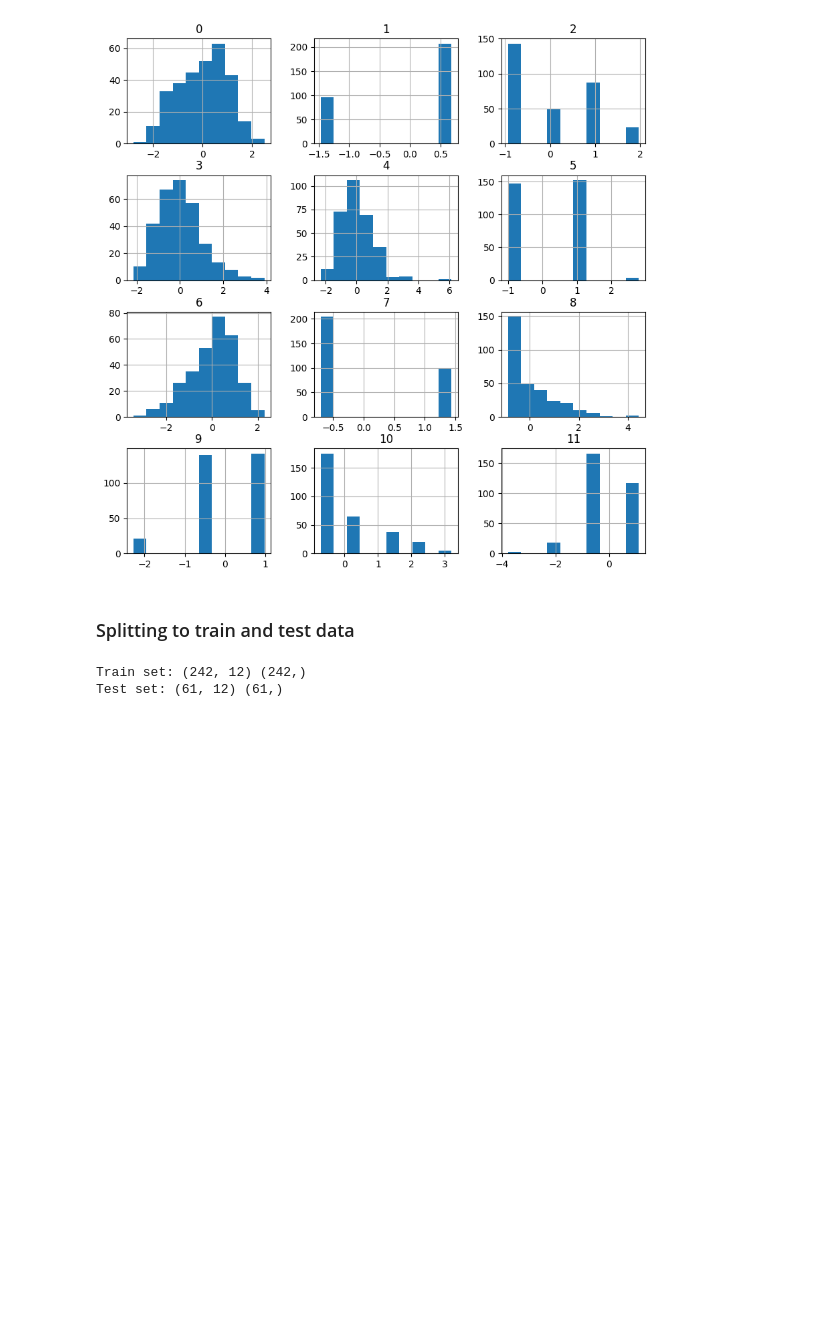
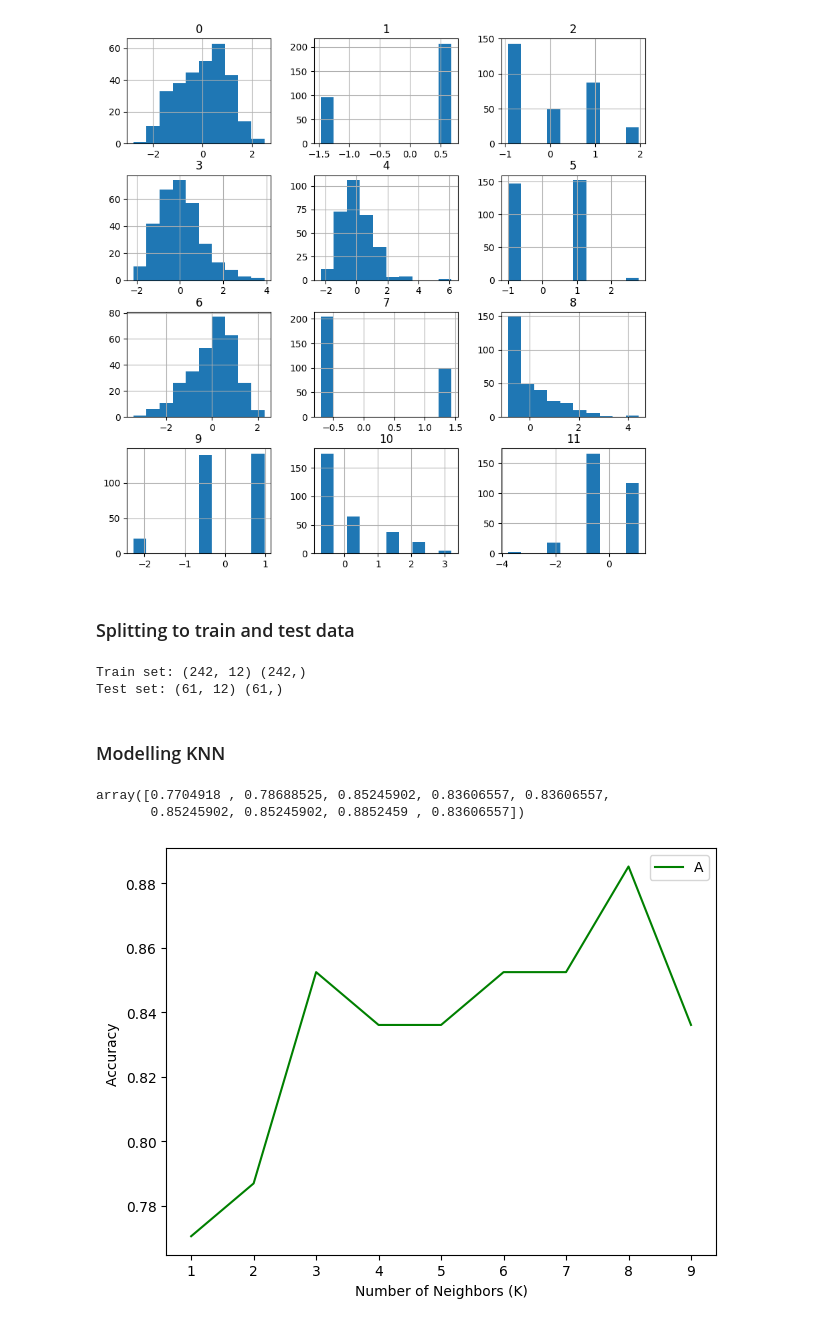
Before and after one commit to payamjupiter/HeartAttack, a Jupyter notebook: HeartProject.ipynb, the cells around one changed output. Saved outputs shown, nothing was run; the diff lists cells and outputs as text; code cells hidden in the pictures; blank space fills up the shorter version.

Commit message:
feat: modelling is done and accuracy calculated .

```diff
--- a/HeartProject.ipynb
+++ b/HeartProject.ipynb
@@ -209,3 +210,26 @@ print ('Test set:', X_test.shape,  Y_test.shape)
 # %% [output]
 Train set: (242, 12) (242,)
 Test set: (61, 12) (61,)
+# %% [markdown]
+### Modelling KNN
+# %%
+Ks = 10
+mean_acc = np.zeros((Ks-1))
+std_acc = np.zeros((Ks-1))
+for n in range(1,Ks):
+    neigh = KNeighborsClassifier(n_neighbors= n ).fit(X_train,Y_train)
+    yhat=neigh.predict(X_test)
+    mean_acc[n-1] = metrics.accuracy_score(Y_test , yhat)
+mean_acc
+# %% [output]
+array([0.7704918 , 0.78688525, 0.85245902, 0.83606557, 0.83606557,
+       0.85245902, 0.85245902, 0.8852459 , 0.83606557])
+# %%
+plt.plot(range(1,Ks),mean_acc,'g')
+plt.legend(('Accuracy '))
+plt.ylabel('Accuracy ')
+plt.xlabel('Number of Neighbors (K)')
+plt.tight_layout()
+plt.show()
+# %% [output]
+[figure, added]
```
Also changed, not shown: parts of 1 cell of this notebook.
